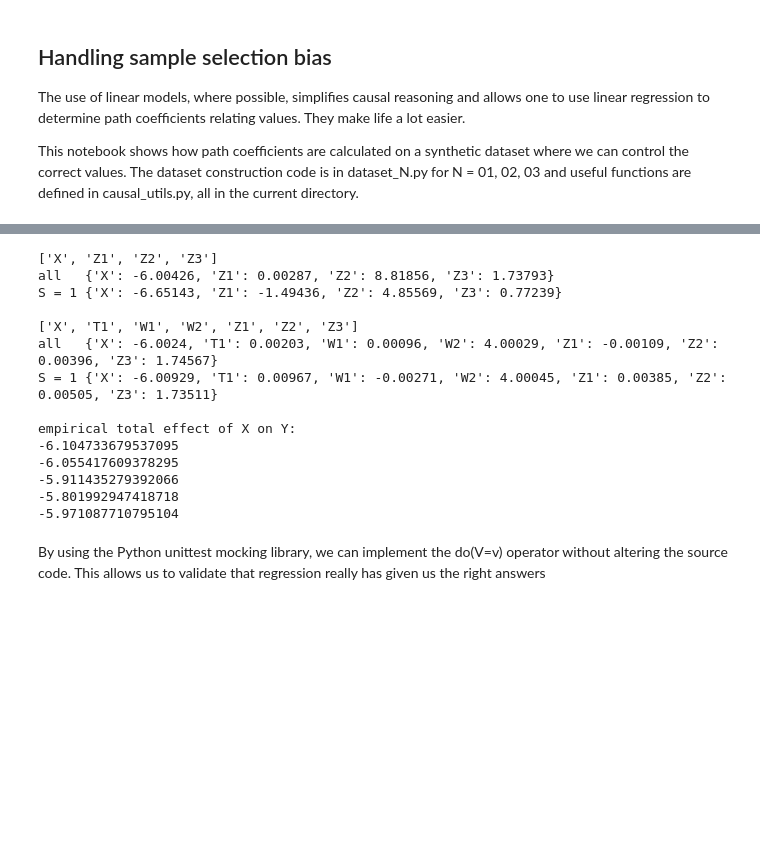
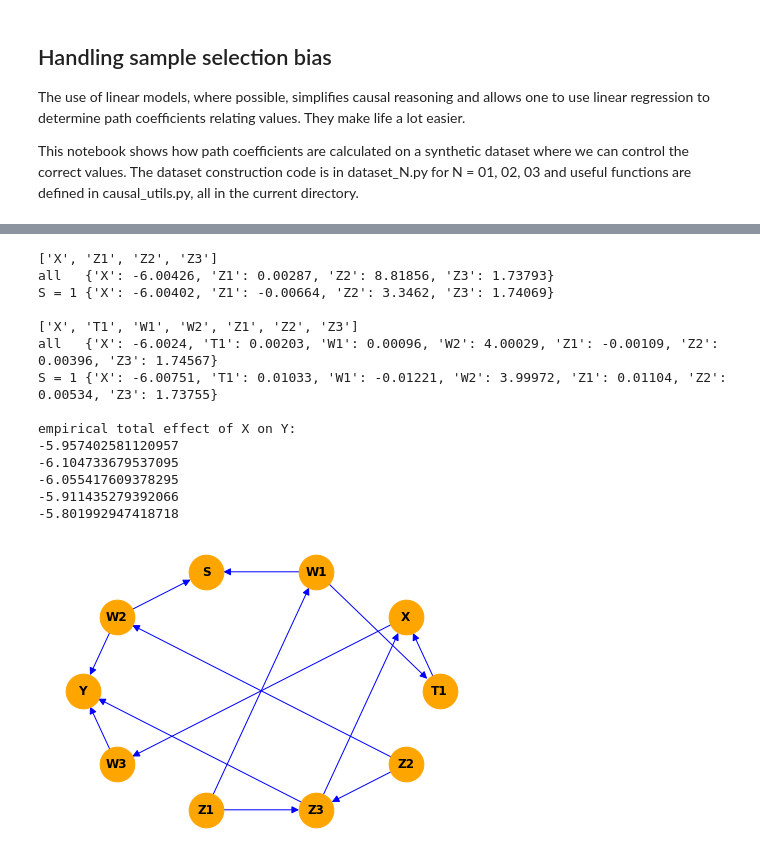
Before and after one commit to bobkemp/causal_examples, a Jupyter notebook: notebooks/sample-selection-bias.ipynb, the cells around one changed output, grey strips where cells are left out. Cells and saved outputs as stored; diff of their text form; code cells hidden in the pictures; blank space fills up the shorter version.

```diff
--- a/notebooks/sample-selection-bias.ipynb
+++ b/notebooks/sample-selection-bias.ipynb
@@ -123,21 +139,23 @@ print("empirical total effect of X on Y:")
 for _ in range(5):
     print(u.empirical_total_effect(g, dataset, "X", "Y",
                                    lambda *a: 1, lambda *a: 2,
-                                   num_data_elts=100_000))
+                                   num_data_elts=1_000_000))
 # %% [output]
 ['X', 'Z1', 'Z2', 'Z3']
 all   {'X': -6.00426, 'Z1': 0.00287, 'Z2': 8.81856, 'Z3': 1.73793}
-S = 1 {'X': -6.65143, 'Z1': -1.49436, 'Z2': 4.85569, 'Z3': 0.77239}
+S = 1 {'X': -6.00402, 'Z1': -0.00664, 'Z2': 3.3462, 'Z3': 1.74069}
 
 ['X', 'T1', 'W1', 'W2', 'Z1', 'Z2', 'Z3']
 all   {'X': -6.0024, 'T1': 0.00203, 'W1': 0.00096, 'W2': 4.00029, 'Z1': -0.00109, 'Z2': 0.00396, 'Z3': 1.74567}
-S = 1 {'X': -6.00929, 'T1': 0.00967, 'W1': -0.00271, 'W2': 4.00045, 'Z1': 0.00385, 'Z2': 0.00505, 'Z3': 1.73511}
+S = 1 {'X': -6.00751, 'T1': 0.01033, 'W1': -0.01221, 'W2': 3.99972, 'Z1': 0.01104, 'Z2': 0.00534, 'Z3': 1.73755}
 
 empirical total effect of X on Y:
+-5.957402581120957
 -6.104733679537095
 -6.055417609378295
 -5.911435279392066
 -5.801992947418718
--5.971087710795104
 # %%
-draw_fn(g, **nx_options)
+nx.draw_circular(g, **nx_options)
+# %% [output]
+[figure, added]
@@ -154,2 +161,0 @@ u.estimated_coefficients(g, df)
-# %% [markdown]
-By using the Python unittest mocking library, we can implement the do(V=v) operator without altering the source code.  This allows us to validate that regression really has given us the right answers
```
Also changed, not shown: parts of 11 cells of this notebook, 2 other files.
